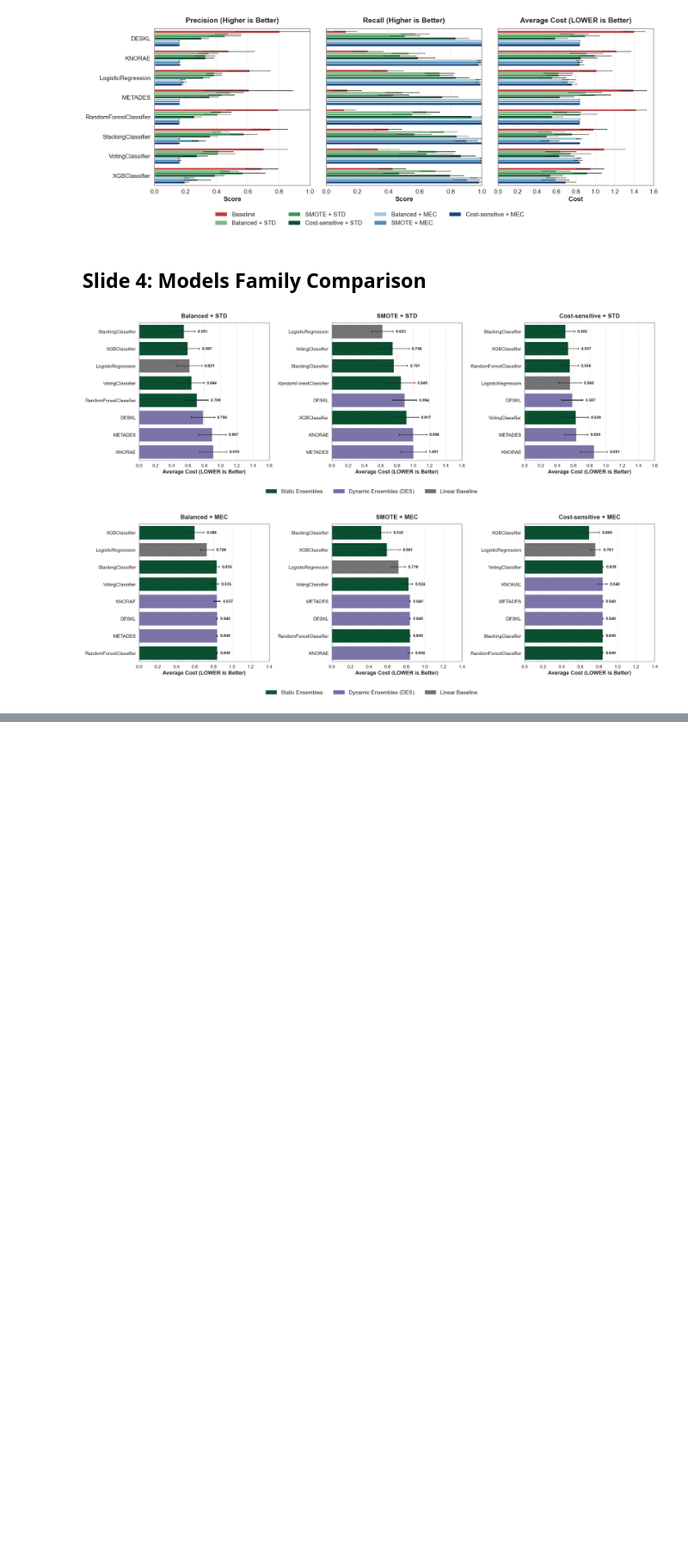
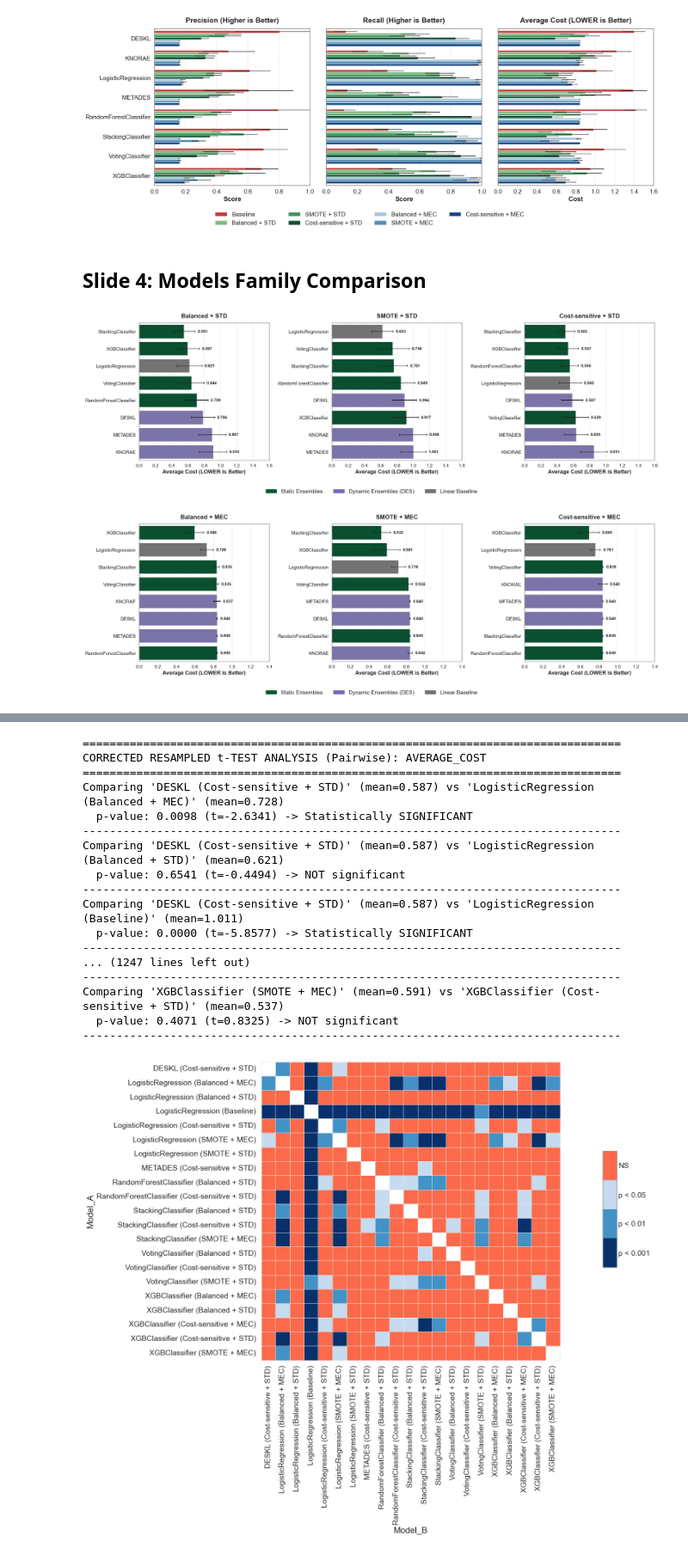
Before and after one commit to LeonardoSaccotelli/Cost-Sensitive-Learning-For-Myocardial-Infarction-Mortality-Prediction, a Jupyter notebook: notebooks/5.3-ls-EV-experimental_schemas_comparison_presentation.ipynb, the cells around one changed output, grey strips where cells are left out. Shown at 86% size. Saved outputs shown, nothing was run; the diff lists cells and outputs as text; code cells hidden in the pictures; blank space fills up the shorter version.

```diff
--- a/notebooks/5.3-ls-EV-experimental_schemas_comparison_presentation.ipynb
+++ b/notebooks/5.3-ls-EV-experimental_schemas_comparison_presentation.ipynb
@@ -1011,0 +1782,76 @@ plt.show()
+# %%
+target_configurations = [
+    ('StackingClassifier', 'csl_fp1_fn10__standard'),       # 1
+    ('StackingClassifier', 'smote_auto__mec_fp1_fn10'),     # 2
+    ('XGBClassifier', 'csl_fp1_fn10__standard'),            # 3
+    ('StackingClassifier', 'csl_balanced__standard'),       # 4
+    ('RandomForestClassifier', 'csl_fp1_fn10__standard'),   # 5
+    ('LogisticRegression', 'csl_fp1_fn10__standard'),       # 6
+    ('DESKL', 'csl_fp1_fn10__standard'),                    # 7
+    ('XGBClassifier', 'smote_auto__mec_fp1_fn10'),          # 8
+    ('XGBClassifier', 'csl_balanced__standard'),            # 9
+    ('XGBClassifier', 'csl_balanced__mec_fp1_fn10'),        # 10
+    ('LogisticRegression', 'csl_balanced__standard'),       # 11
+    ('LogisticRegression', 'smote_auto__standard'),         # 12
+    ('VotingClassifier', 'csl_fp1_fn10__standard'),         # 13
+    ('METADES', 'csl_fp1_fn10__standard'),                  # 14
+    ('VotingClassifier', 'csl_balanced__standard'),         # 15
+    ('XGBClassifier', 'csl_fp1_fn10__mec_fp1_fn10'),        # 16
+    ('RandomForestClassifier', 'csl_balanced__standard'),   # 17
+    ('LogisticRegression', 'smote_auto__mec_fp1_fn10'),     # 18
+    ('LogisticRegression', 'csl_balanced__mec_fp1_fn10'),   # 19
+    ('VotingClassifier', 'smote_auto__standard'),           # 20
+    ('LogisticRegression', 'baseline__standard')            # --- BASELINE ---
+]
+
+mask = generalization_df.apply(
+    lambda row: (row['model_no_alias'], row['experiment_name']) in target_configurations,
+    axis=1
+)
+filtered_generalization_df = generalization_df[mask].copy()
+
+metrics_to_analyze = ['average_cost']
+pairwise_frames = []
+
+for metric in metrics_to_analyze:
+    report = compute_pairwise_corrected_resampled_ttest(
+        df=filtered_generalization_df,
+        metric_name=metric,
+        n_train=0.9,
+        n_test=0.1,
+        save_path=FIGURES_EXP_SCHEMA_COMPARISON_PRESENTATION_DIR,
+        heatmap_figsize=(12, 10),
+        ranking_figsize=(14, 10),
+        ranking_value_label_fontsize=18,
+    )
+
+    if report is not None:
+        pairwise_frames.append(report)
+
+# --- Aggregate & Save Master CSV ---
+if pairwise_frames:
+    # Concatenate all metric-specific dataframes vertically (stacking rows)
+    final_comparisons_df = pd.concat(pairwise_frames, axis=0)
+    final_csv_path = FIGURES_EXP_SCHEMA_COMPARISON_PRESENTATION_DIR / "corrected_resampled_ttest_top20_baseline.csv"
+    final_comparisons_df.to_csv(final_csv_path, index=False)
+else:
+    print("No pairwise comparisons were generated.")
+# %% [output]
+================================================================================
+CORRECTED RESAMPLED t-TEST ANALYSIS (Pairwise): AVERAGE_COST
+================================================================================
+Comparing 'DESKL (Cost-sensitive + STD)' (mean=0.587) vs 'LogisticRegression (Balanced + MEC)' (mean=0.728)
+  p-value: 0.0098 (t=-2.6341) -> Statistically SIGNIFICANT
+--------------------------------------------------------------------------------
+Comparing 'DESKL (Cost-sensitive + STD)' (mean=0.587) vs 'LogisticRegression (Balanced + STD)' (mean=0.621)
+  p-value: 0.6541 (t=-0.4494) -> NOT significant
+--------------------------------------------------------------------------------
+Comparing 'DESKL (Cost-sensitive + STD)' (mean=0.587) vs 'LogisticRegression (Baseline)' (mean=1.011)
+  p-value: 0.0000 (t=-5.8577) -> Statistically SIGNIFICANT
+--------------------------------------------------------------------------------
+... (1247 lines left out)
+--------------------------------------------------------------------------------
+Comparing 'XGBClassifier (SMOTE + MEC)' (mean=0.591) vs 'XGBClassifier (Cost-sensitive + STD)' (mean=0.537)
+  p-value: 0.4071 (t=0.8325) -> NOT significant
+--------------------------------------------------------------------------------
+[figure, added]
```
Also changed, not shown: parts of 6 cells of this notebook.
